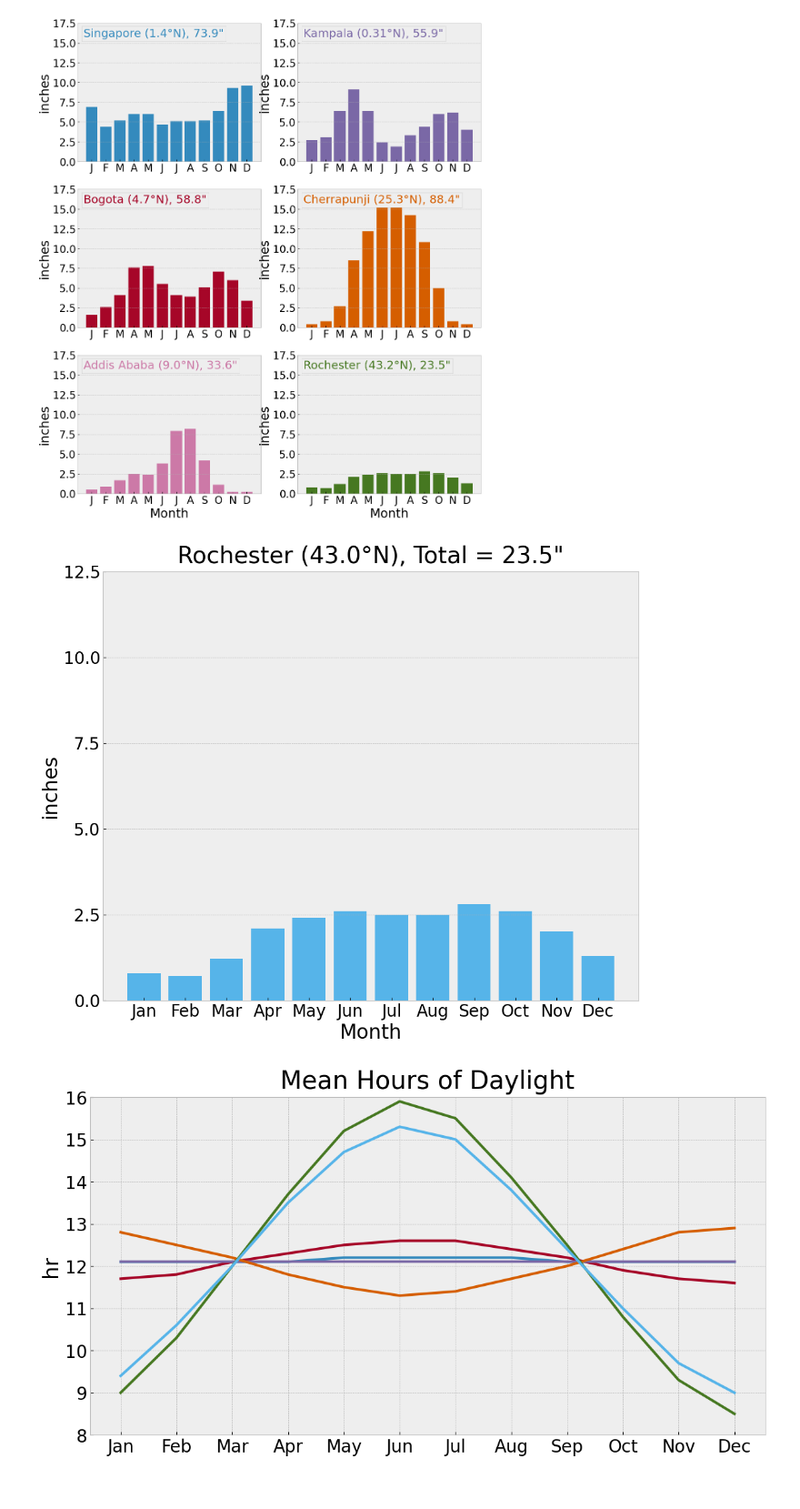
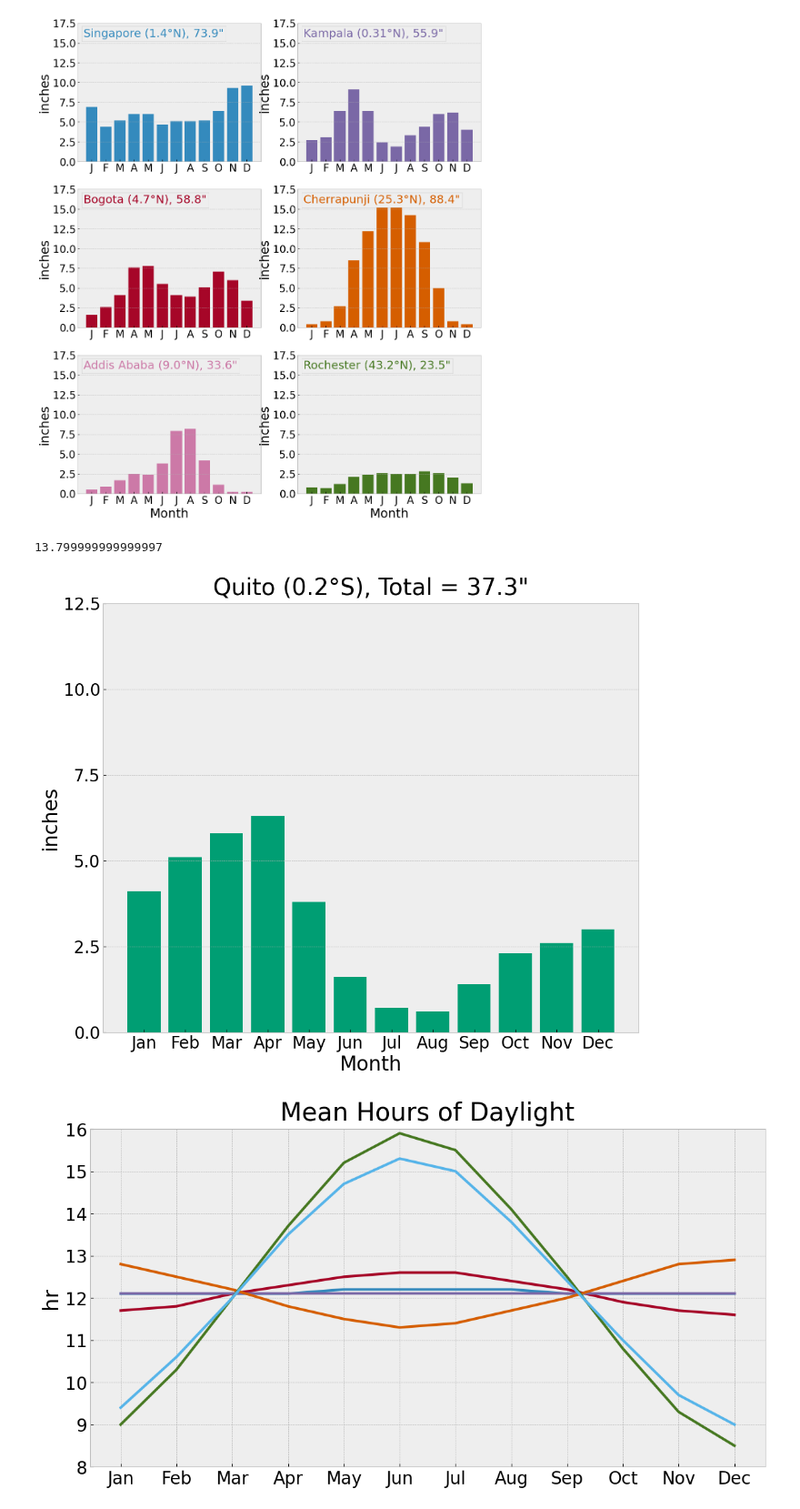
Before and after one commit to spencer-ressel/thesis-work, a Jupyter notebook: python/outreach/rainfall_climatology.ipynb, the cells around one changed output. Shown at 91% size. Cells and saved outputs as stored; diff of their text form; code cells hidden in the pictures.

```diff
--- a/python/outreach/rainfall_climatology.ipynb
+++ b/python/outreach/rainfall_climatology.ipynb
@@ -150,6 +148,7 @@ temperatures['Seattle'] = [42,	44,	47,	51,	57,	62,	66,	67,	62,	53,	46,	41]
 temperatures['Lilongwe'] = [73,	72,	72,	70,	67,	63,	63,	66,	71,	75,	76,	74]
 temperatures['Panama City'] = [81,	81,	82,	83,	81,	81,	81,	80,	80,	80,	80,	80]
 temperatures['Rochester'] = [26,	27,	34,	46,	57,	66,	71,	70,	62,	51,	41,	31]
+temperatures['Quito'] = [56,	56,	56,	56,	56,	56,	56,	56,	56,	55,	55,	55,]
 
 rainfall = {}
 rainfall['Singapore'] = [6.9, 4.4,	5.2,	6.0,	6.0,	4.7,	5.1,	5.1,	5.2,	6.4,	9.3,	9.6]
@@ -159,6 +158,7 @@ rainfall['Seattle'] = [6.0,	5.2,	4.5,	3.1,	2.2,	1.6,	0.7,	0.9,	1.8,	4.4,	7.5,	6.
 rainfall['Lilongwe'] = [10.5,	8.4,	5.7,	1.6,	0.2,	0.0,	0.0,	0.0,	0.1,	0.5,	2.8,	8.2]
 rainfall['Panama City'] = [0.6,	0.2,	0.4,	2.5,	6.1,	6.8,	6.0,	6.3,	6.9,	7.5,	7.1,	3.3,]
 rainfall['Rochester'] = [0.8,	0.7,	1.2,	2.1,	2.4,	2.6,	2.5,	2.5,	2.8,	2.6,	2.0,	1.3,]
+rainfall['Quito'] = [4.1,	5.1,	5.8,	6.3,	3.8,	1.6,	0.7,	0.6,	1.4,	2.3,	2.6,	3.0]
 
 day_hours = {}
 day_hours['Singapore'] = [12.1,	12.1,	12.1,	12.1,	12.2,	12.2,	12.2,	12.2,	12.1,	12.1,	12.1,	12.1]
@@ -168,6 +168,7 @@ day_hours['Seattle'] = [9.0,	10.3,	12.0,	13.7,	15.2,	15.9,	15.5,	14.1,	12.5,	10.
 day_hours['Lilongwe'] = [12.8,	12.5,	12.2,	11.8,	11.5,	11.3,	11.4,	11.7,	12.0,	12.4,	12.8,	12.9]
 day_hours['Panama City'] = [11.7,	11.9,	12.1,	12.3,	12.5,	12.6,	12.6,	12.4,	12.2,	11.9,	11.7,	11.6,]
 day_hours['Rochester'] = [9.4,	10.6,	12.0,	13.5,	14.7,	15.3,	15.0,	13.8,	12.4,	11.0,	9.7,	9.0,]
+day_hours['Quito'] = [12.1,	12.1,	12.1,	12.1,	12.1,	12.1,	12.1,	12.1,	12.1,	12.1,	12.1,	12.1,]
 
 latitude = {}
 latitude['Singapore'] = "1.3°N"
@@ -177,6 +178,7 @@ latitude['Seattle'] = "47.6°N"
 latitude['Lilongwe'] = "13.9°S"
 latitude['Panama City'] =  "9.0°N"
 latitude['Rochester'] = "43.0°N"
+latitude['Quito'] = "0.2°S"
 
 colors = {}
 colors['Singapore'] = bmh_colors(1)
@@ -186,6 +188,7 @@ colors['Seattle'] = bmh_colors(4)
 colors['Lilongwe'] = bmh_colors(5)
 colors['Panama City'] =  bmh_colors(6)
 colors['Rochester'] = bmh_colors(7)
+colors['Quito'] = bmh_colors(8)
 
 data = xr.Dataset(
     data_vars = dict(
@@ -210,8 +213,12 @@ data = xr.Dataset(
 
 data = data.assign_coords(latitude=("city", [lat for lat in latitude.values()]))
 city_colors = {city: 1+idx for idx, city in enumerate(data.city.values)}
+# %%
+np.sum([0.5,	0.9,	1.7,	2.5,	2.4, 1.6,	0.7,	0.6,	1.4,  1.1,	0.2,	0.2])
+# %% [output]
+13.799999999999997
 # %%
-city_to_plot = 'Rochester'
+city_to_plot = 'Quito'
 
 plt.style.use('bmh')
 plt.rcParams.update({'font.size':20})
@@ -239,34 +246,34 @@ text_y = 13.75
 
 axes[0].set_title(
     label=f"{city_to_plot} ({data.sel(city=city_to_plot).latitude.values}), Total = {data['rainfall'].sel(city=city_to_plot).sum(dim='month'):0.1f}\"",
     pad=10,
     fontsize=28
 )
 
 for ax in axes:
     ax.set_xlabel('Month')
     ax.set_ylabel('inches')
     ax.set_ylim(0, 12.5)
     ax.set_yticks(np.arange(0, 12.5+2.5, 2.5))
     ax.grid(axis='x')
 axes[0].set_xlabel('Month')
 axes[0].set_xlabel('Month')
 
 # fig.suptitle(
 #     'Monthly Rainfall Totals',
 #     x=(axes[0].get_position().x0 + axes[4].get_position().x1)/2,
 #     ha='center',
 #     y=1.005,
 #     fontsize=20
 # )
 # ax.set_yticks(np.arange(0, 110, 10))
 # ax.yaxis.set_major_locator(mticker.MaxNLocator(10, prune="lower"))
 # ax.axhline(y=32, lw=2, ls=":", color='k')
 
 # ax.legend()
 plt.show()
 # %% [output]
-[figure, old version]
+[figure, new version]
 # %%
 cities_to_plot = [
     'Singapore',
```
Also changed, not shown: parts of 3 cells of this notebook.
